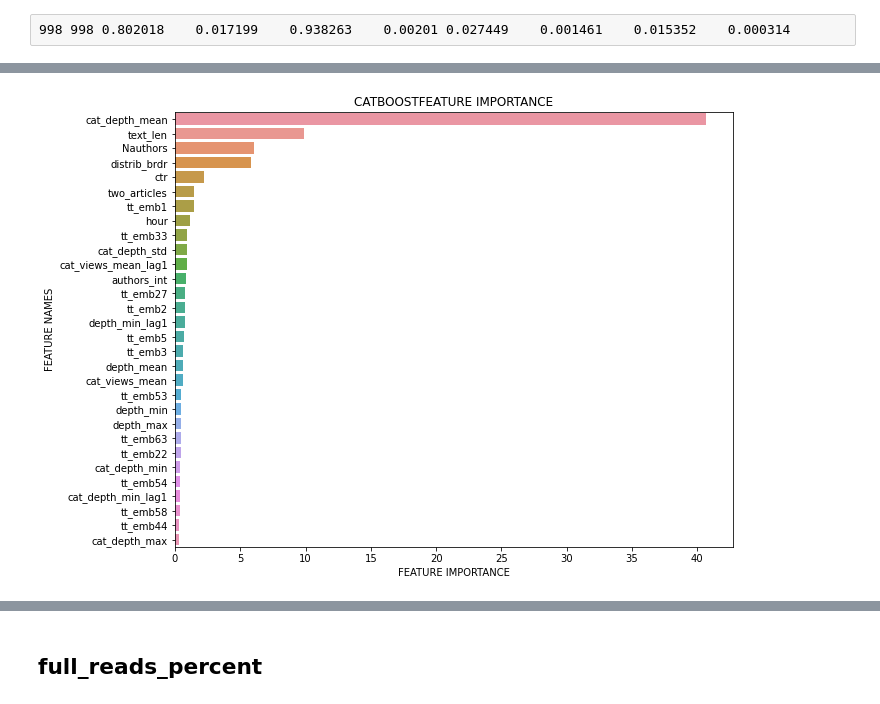
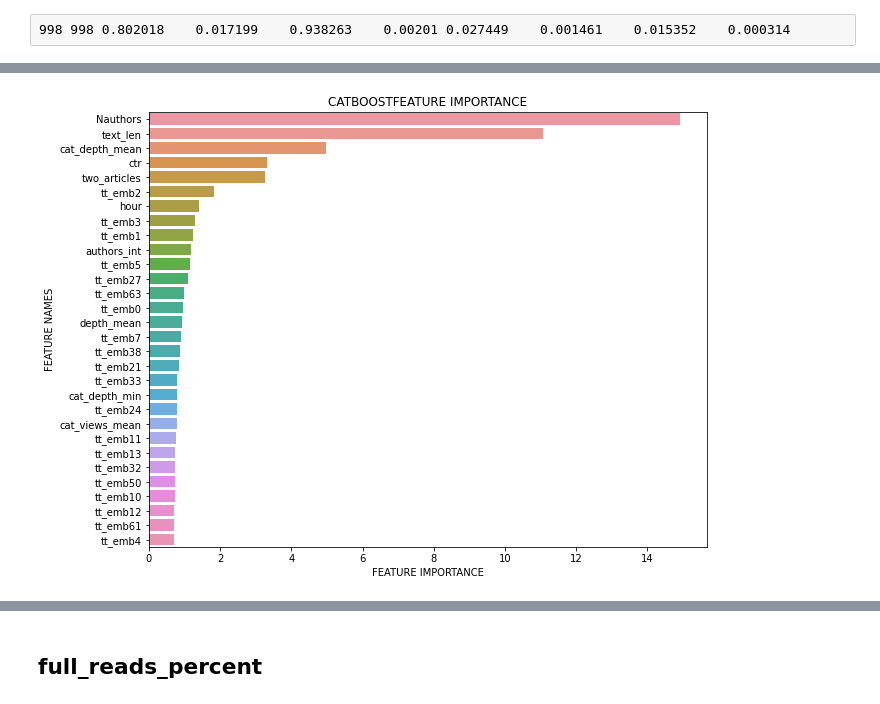
Before and after one commit to v010ch/hackai_moscow_22_top_news, a Jupyter notebook: 3step_modeling_catboost.ipynb, the cells around one changed output, grey strips where cells are left out. Drawn from its saved outputs; the diff is of its cells as text; code cells hidden in the pictures.

Commit message:
pb 0.740249 added 2 models for each target. sub from cb
+added 2 models for each target: before and after 2022-04-08
+submit from cb

-no concatenate
-no embeding

```diff
--- a/3step_modeling_catboost.ipynb
+++ b/3step_modeling_catboost.ipynb
@@ -107,7 +108,7 @@ for el in clmns.keys():
 num_cols.extend(['hour', 'mounth'])
 cat_cols.extend(['dow',
                  'ph_report', 'ph_gallery', 'tv_prog', 'online', 'video', 'infogr',
-                 'holiday', 'day_before_holiday', 'day_after_holiday', 'distrib_brdr',
+                 'holiday', 'day_before_holiday', 'day_after_holiday', #'distrib_brdr',
                  #'spec_event_1',
                 ])
 # %%
@@ -171,7 +186,7 @@ def plot_feature_importance(importance,names,model_type, imp_number = 30):
 # %% [markdown]
 ## views
 # %%
-cb_params_views = {"iterations": 100,
+cb_params_views = {"iterations": 2500,
                   #"depth": 2,
                   "loss_function": "RMSE",
                   'eval_metric': 'R2',
@@ -189,0 +195,33 @@ Wall time: 2min 9s
+# %%
+def get_model(inp_pool, inp_params):
+
+
+    scores = cv(inp_pool,
+                      inp_params,
+                      fold_count=5,
+                      seed = CB_RANDOMSEED,
+                      #plot="True"
+                     )
+
+    #if scores['test-RMSE-mean'].argmin() != scores['test-R2-mean'].argmax():
+    #    raise ValueError('wtf?', scores['test-RMSE-mean'].argmin(), scores['test-R2-mean'].argmax())
+
+    print(scores[scores['test-R2-mean'] == scores['test-R2-mean'].max()].to_string())
+
+    niters = scores['test-R2-mean'].argmax()
+    print(niters)
+
+    cb_model = CatBoostRegressor(iterations=niters,
+                                 #learning_rate=0.05,
+                                 #depth=10,
+                                 random_seed = CB_RANDOMSEED,
+                                 #n_estimators=100,
+                                  )
+    # Fit model
+    cb_model.fit(inp_pool,
+                      #plot = True,
+                       verbose = 100,
+                      )
+
+
+    return cb_model
@@ -276,0 +343,3 @@ Learning rate set to 0.319842
+# %%
+%%time
+model_depth_start = get_model(train_depth_start, cb_params_depth)
@@ -277,5 +364,5 @@ Learning rate set to 0.319842
 # %%
 #plot_feature_importance(cb_model_views, train_ds_views, 30)
-plot_feature_importance(cb_model_depth.get_feature_importance(), train_depth_full.get_feature_names(), 'CATBOOST')
+plot_feature_importance(model_depth_start.get_feature_importance(), train_depth_start.get_feature_names(), 'CATBOOST')
 # %% [output]
-[figure, old version]
+[figure, new version]
```
Also changed, not shown: parts of 63 cells of this notebook, 16 other files.
